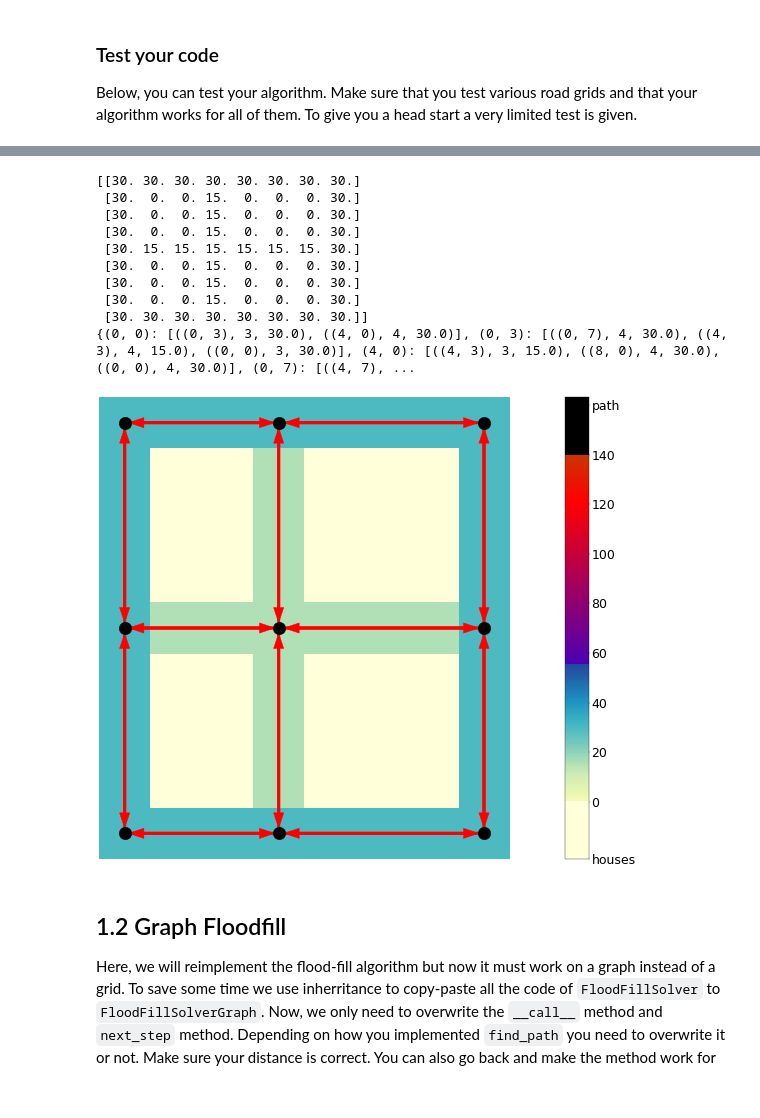
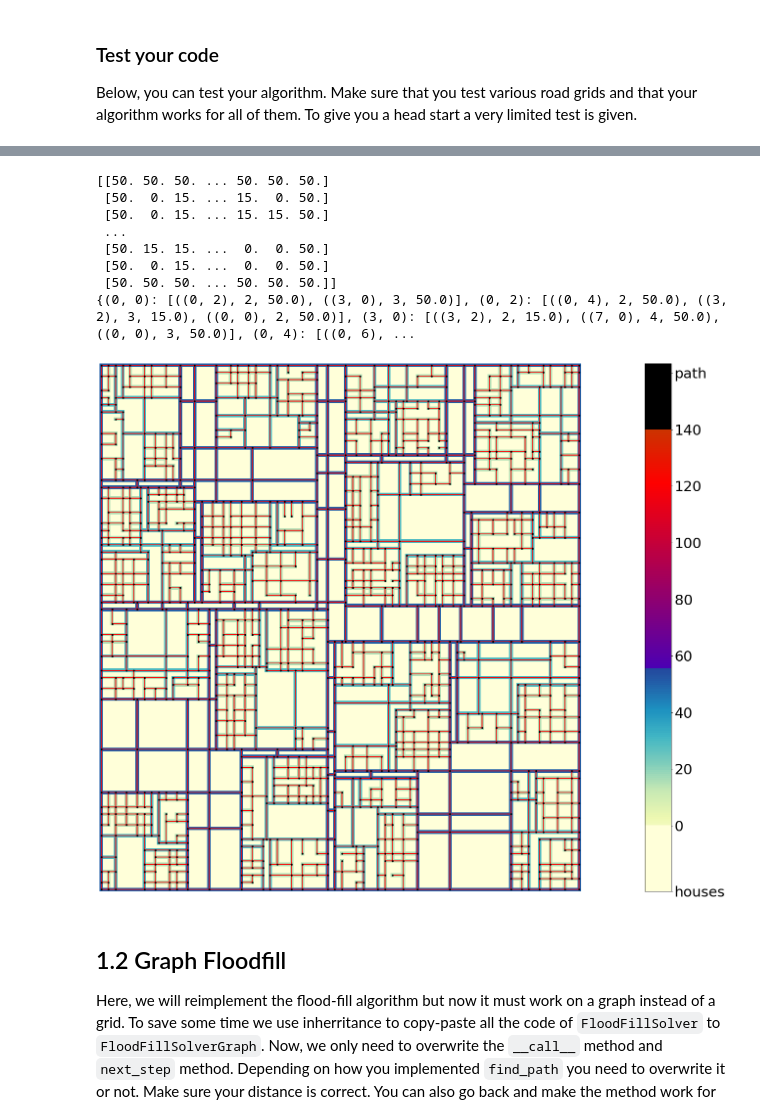
Before and after one commit to kooroshkz/Algorithms-and-Data-Structures, a Jupyter notebook: Assignment-2/assignment2.ipynb, the cells around one changed output, grey strips where cells are left out. Drawn from its saved outputs; the diff is of its cells as text; code cells hidden in the pictures.

```diff
--- a/Assignment-2/assignment2.ipynb
+++ b/Assignment-2/assignment2.ipynb
@@ -428,8 +428,14 @@ class Graph(GraphBluePrint):
         width, height = len(self.map[0]) - 1, len(self.map[:,1]) - 1
         edge_cases = [(0, 0), (0,  width), (height, 0), (height, width)]
 
-        if len(actions) > 2 or coordinate in edge_cases:
+        if len(actions) == 2:
+            action1, action2 = tuple(actions)
+        else:
+            action1, action2 = (0, 0), (0, 0)
+
+        if len(actions) > 2 or len(actions) == 1 or (action1[0] != action2[0] and action1[1] != action2[1]):
             self.adjacency_list[coordinate] = set()
+
 
 
     def neighbour_coordinates(self, coordinate):
@@ -518,7 +524,7 @@ Appending to assignment2_3893995_4003748_notebook.py
 Below, you can test your algorithm. Make sure that you test various road grids and that your algorithm works for all of them. To give you a head start a very limited test is given.
 # %%
 # If you put the map generated in a separate cell you can run multiple tests on the same map
-map_ = Map(0, (1, 1))
-print(map_.grid)
+map_ = Map(5, (1, 1))
+map_.show()
 print(f"width of the map is {len(map_[0])} height is {len(map_[:,0])}")
 # %% [output]
@@ -597,14 +595,22 @@ class Graph(Graph):
         """
         # reworked this completely, should work now
         width, height = len(self.map[0]) - 1, len(self.map[:,1]) - 1
-        for node in self.adjacency_list.keys():
+        for node in self.adjacency_list:
             node_edges = []
             for direction in [(0, 1), (1, 0), (0, -1), (-1, 0)]:
                 # check if we are not outside of the grid by going to the next step
                 # by either going to negative values or values higher than the grid size
-                if (node[0] == 0 and direction[0] == -1) or (node[1] == 0 and direction[1] == -1):
+                # if (node[0] == 0 and direction[0] == -1) or (node[1] == 0 and direction[1] == -1):
+                #     continue
+                # elif (node[0] == height and direction[0] == 1) or (node[1] == width and direction[1] == 1):
+                #     continue
+                # elif self.map[node[0] + direction[0]][node[1] + direction[1]] == 0:
+                #     continue
+
+                new_height, new_width = node[0] + direction[0], node[1] + direction[1]
+                if new_width < 0 or new_height < 0 or new_width > width or new_height > height:
                     continue
-                elif (node[0] == height and direction[0] == 1) or (node[1] == width and direction[1] == 1):
+                if not self.map[new_height][new_width]:
                     continue
                 next_node, distance = self.find_next_node_in_adjacency_list(node, direction)
                 speed_limit = self.map[next_node[0], next_node[1]]
@@ -628,7 +634,7 @@ class Graph(Graph):
         while True:
             distance += 1
             new_node = (current_node[0] + direction[0], current_node[1] + direction[1])
-            if new_node in self.adjacency_list.keys():
+            if new_node in self.adjacency_list:
                 return new_node, distance
             current_node = new_node
 # %% [output]
@@ -639,6 +645,6 @@ Appending to assignment2_3893995_4003748_notebook.py
 Below, you can test your algorithm. Make sure that you test various road grids and that your algorithm works for all of them. To give you a head start a very limited test is given.
 # %%
 # If you put the map generated in a separate cell you can run multiple tests on the same map
-map_ = Map(0, (1,1))
+map_ = Map(5, (1, 5))
 map_.show()
 # %% [output]
@@ -646,24 +652,22 @@ map_.show()
 # %%
 plt.matplotlib.rcParams['figure.dpi'] = max(30, map_.size ** 0.5 // 2)  # Number of pixels, therefore, the quality of the image. A large dpi is very slow.
 
 graph = Graph(map_)
 print(map_.grid)
 print(graph.adjacency_list)
-graph.show_coordinates(size=30, color="k")
+graph.show_coordinates(size=3, color="k")
 graph.show_edges()
 map_.show()
 # %% [output]
-[[30. 30. 30. 30. 30. 30. 30. 30.]
- [30.  0.  0. 15.  0.  0.  0. 30.]
- [30.  0.  0. 15.  0.  0.  0. 30.]
- [30.  0.  0. 15.  0.  0.  0. 30.]
- [30. 15. 15. 15. 15. 15. 15. 30.]
- [30.  0.  0. 15.  0.  0.  0. 30.]
- [30.  0.  0. 15.  0.  0.  0. 30.]
- [30.  0.  0. 15.  0.  0.  0. 30.]
- [30. 30. 30. 30. 30. 30. 30. 30.]]
-{(0, 0): [((0, 3), 3, 30.0), ((4, 0), 4, 30.0)], (0, 3): [((0, 7), 4, 30.0), ((4, 3), 4, 15.0), ((0, 0), 3, 30.0)], (4, 0): [((4, 3), 3, 15.0), ((8, 0), 4, 30.0), ((0, 0), 4, 30.0)], (0, 7): [((4, 7), ...
+[[50. 50. 50. ... 50. 50. 50.]
+ [50.  0. 15. ... 15.  0. 50.]
+ [50.  0. 15. ... 15. 15. 50.]
+ ...
+ [50. 15. 15. ...  0.  0. 50.]
+ [50.  0. 15. ...  0.  0. 50.]
+ [50. 50. 50. ... 50. 50. 50.]]
+{(0, 0): [((0, 2), 2, 50.0), ((3, 0), 3, 50.0)], (0, 2): [((0, 4), 2, 50.0), ((3, 2), 3, 15.0), ((0, 0), 2, 50.0)], (3, 0): [((3, 2), 2, 15.0), ((7, 0), 4, 50.0), ((0, 0), 3, 50.0)], (0, 4): [((0, 6), ...
-[figure, old version]
+[figure, new version]
 # %% [markdown]
 ## 1.2 Graph Floodfill
 
```
Also changed, not shown: parts of 13 cells of this notebook.
